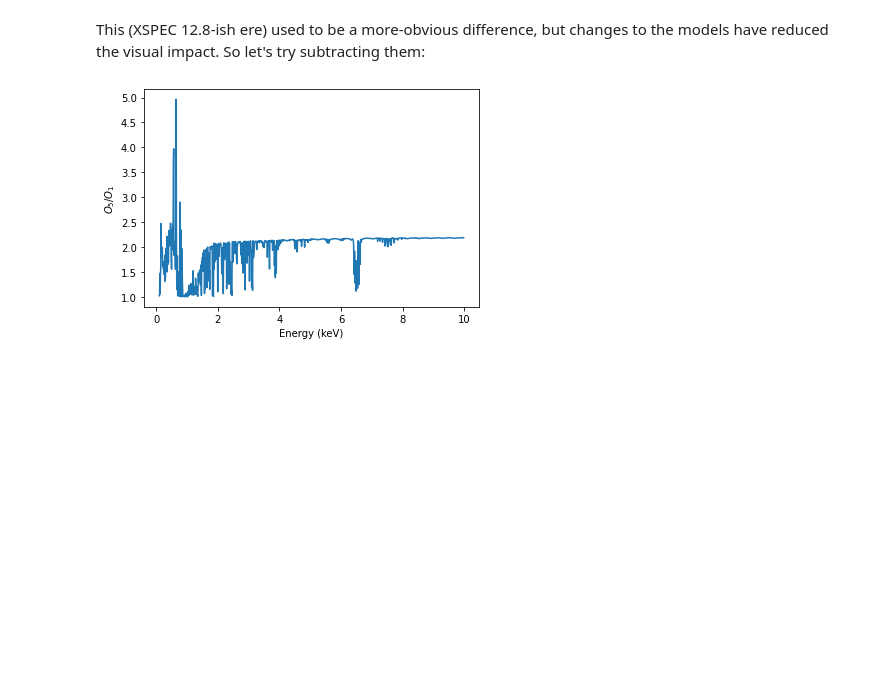
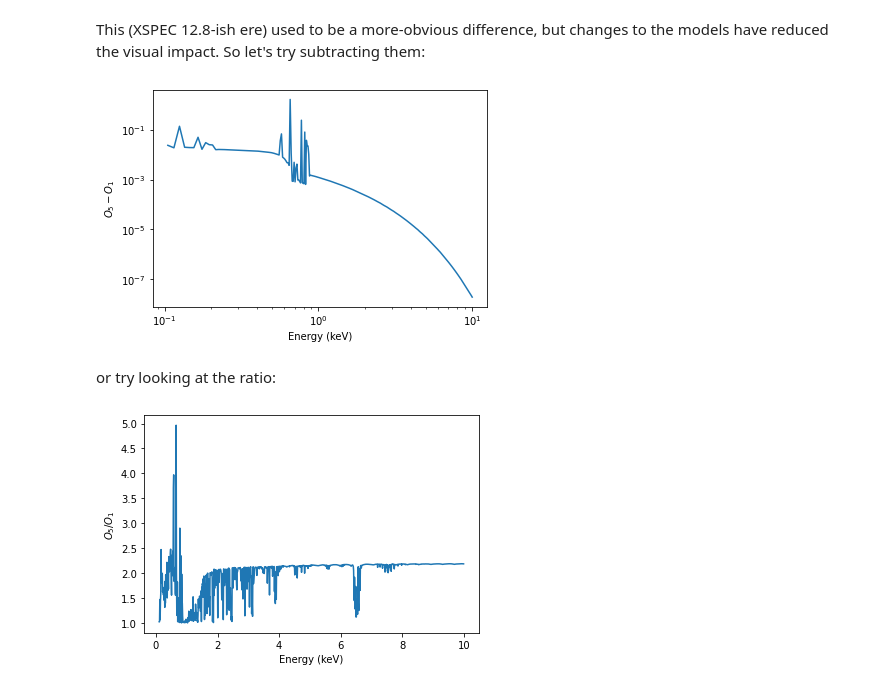
Before and after one commit to DougBurke/sherpa-standalone-notebooks, a Jupyter notebook: 6 extending existing models (and XSPEC).ipynb, the cells around one changed output. Cells and saved outputs as stored; diff of their text form; code cells hidden in the pictures; blank space fills up the shorter version.

```diff
--- a/6 extending existing models (and XSPEC).ipynb
+++ b/6 extending existing models (and XSPEC).ipynb
@@ -406,3 +406,13 @@ plt.legend();
 # %% [markdown]
 This (XSPEC 12.8-ish ere) used to be a more-obvious difference, but changes to the models have reduced the visual impact. So let's try subtracting them:
+# %%
+plt.plot(emid, yo5 - yo1)
+plt.xlabel('Energy (keV)')
+plt.ylabel(r'$O_5 - O_1$')
+plt.xscale('log')
+plt.yscale('log');
+# %% [output]
+[figure, added]
+# %% [markdown]
+or try looking at the ratio:
 # %%
```
Also changed, not shown: parts of 18 cells of this notebook, 11 other files.
